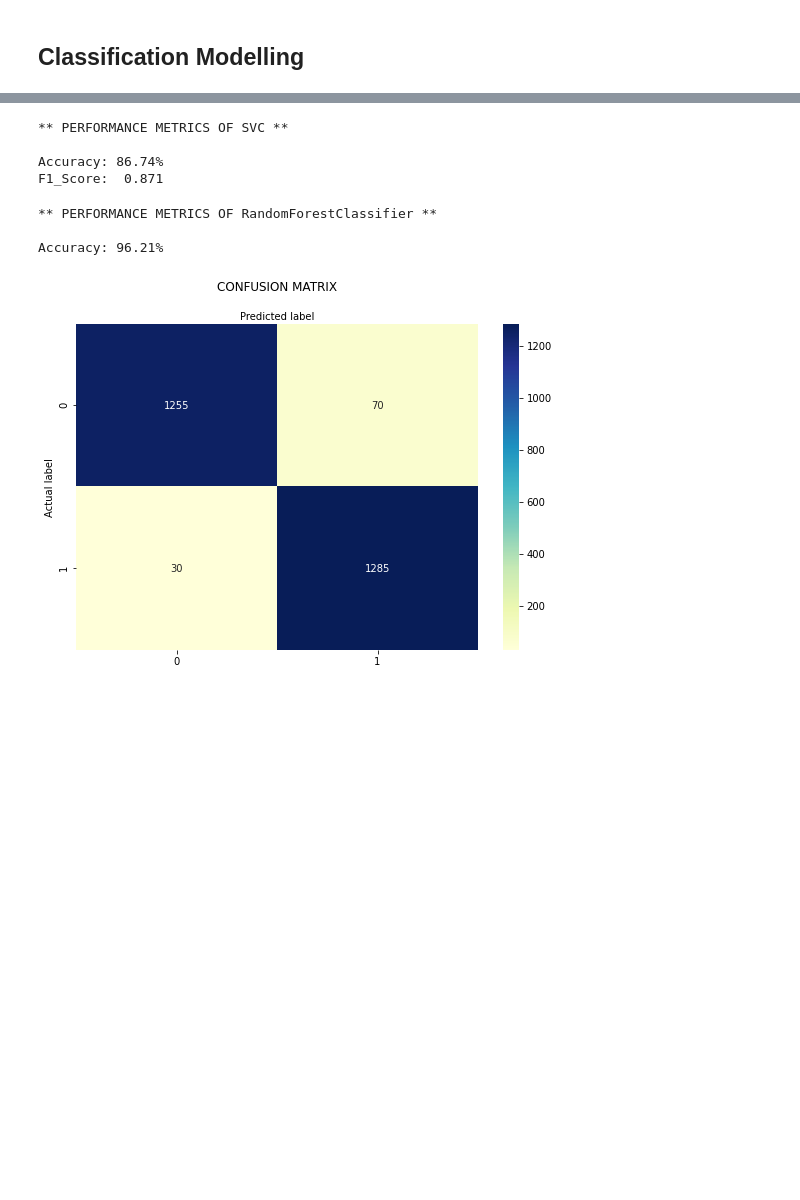
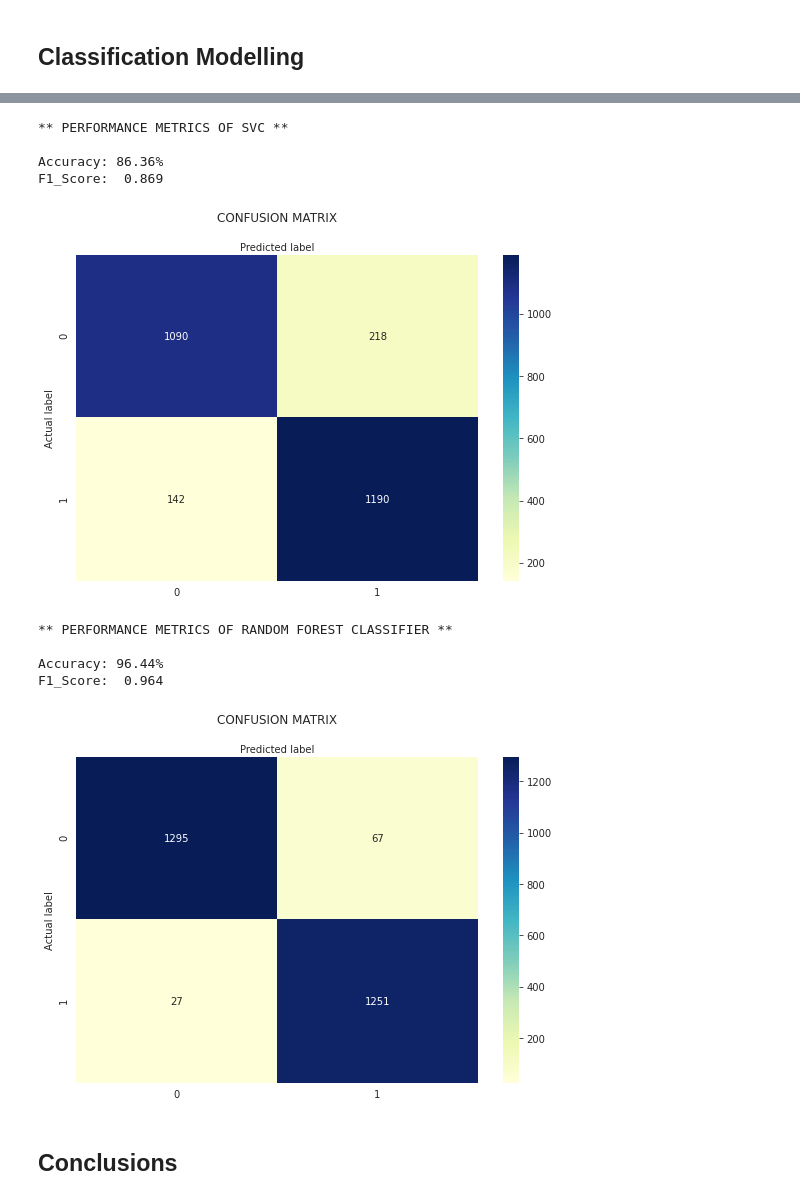
Before and after one commit to kapeeshvarma/Company-Bankruptcy-Prediction, a Jupyter notebook: Company_Bankruptcy_Prediction_Capstone_Project.ipynb, the cells around one changed output, grey strips where cells are left out. Saved outputs shown, nothing was run; the diff lists cells and outputs as text; code cells hidden in the pictures; blank space fills up the shorter version.

```diff
--- a/Company_Bankruptcy_Prediction_Capstone_Project.ipynb
+++ b/Company_Bankruptcy_Prediction_Capstone_Project.ipynb
@@ -148,19 +168,29 @@ print(confusion_matrix(y_test, pred1))
 # %%
 # Classification using Support Vector Machines
 x_train, x_test, y_train, y_test = train_test_split(x_over,y_over,test_size=0.2)
 
 svc = SVC()
 svc.fit(x_over,y_over)
 pred2 = svc.predict(x_test)
 
 print('** PERFORMANCE METRICS OF SVC **')
 print('\nAccuracy: {}%'.format(round(accuracy_score(y_test, pred2)*100,2)))
 print('F1_Score: ',round(f1_score(y_test, pred2),3))
+
+fig, ax = plt.subplots()
+fig.set_size_inches(9,6)
+ax = sns.heatmap(pd.DataFrame(confusion_matrix(y_test, pred2)), annot=True, cmap="YlGnBu", fmt='g')
+plt.title('CONFUSION MATRIX\n')
+ax.xaxis.set_label_position("top")
+plt.ylabel('Actual label')
+plt.xlabel('Predicted label')
+plt.show()
 # %% [output]
 ** PERFORMANCE METRICS OF SVC **
 
-Accuracy: 86.74%
-F1_Score:  0.871
+Accuracy: 86.36%
+F1_Score:  0.869
+[figure, added]
 # %%
 # Classification using RandomForestClassifier
 x_train, x_test, y_train, y_test = train_test_split(x_over,y_over,test_size=0.2)
@@ -169,8 +199,9 @@ rfc = RandomForestClassifier()
 rfc.fit(x_train,y_train)
 pred3 = rfc.predict(x_test)
 
-print('** PERFORMANCE METRICS OF RandomForestClassifier **')
+print('** PERFORMANCE METRICS OF RANDOM FOREST CLASSIFIER **')
 print('\nAccuracy: {}%'.format(round(accuracy_score(y_test, pred3)*100,2)))
+print('F1_Score: ',round(f1_score(y_test, pred3),3))
 
 fig, ax = plt.subplots()
 fig.set_size_inches(9,6)
@@ -181,7 +212,10 @@ plt.ylabel('Actual label')
 plt.xlabel('Predicted label')
 plt.show()
 # %% [output]
-** PERFORMANCE METRICS OF RandomForestClassifier **
+** PERFORMANCE METRICS OF RANDOM FOREST CLASSIFIER **
 
-Accuracy: 96.21%
+Accuracy: 96.44%
+F1_Score:  0.964
-[figure, old version]
+[figure, new version]
+# %% [markdown]
+## Conclusions
```
Also changed, not shown: parts of 6 cells of this notebook.
